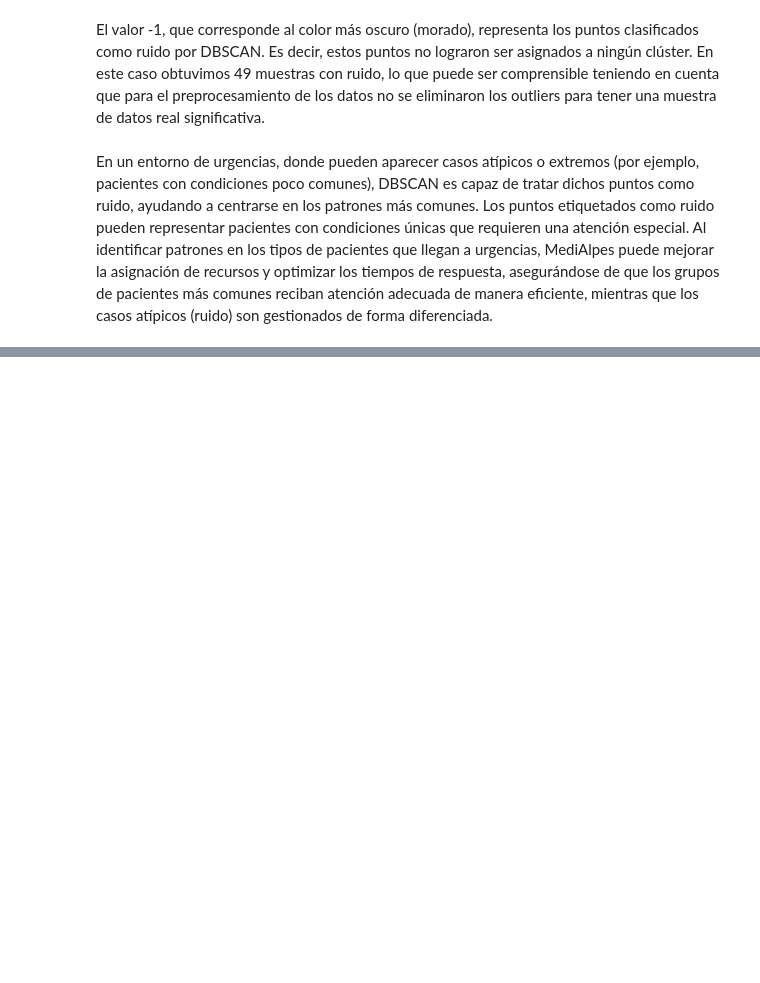
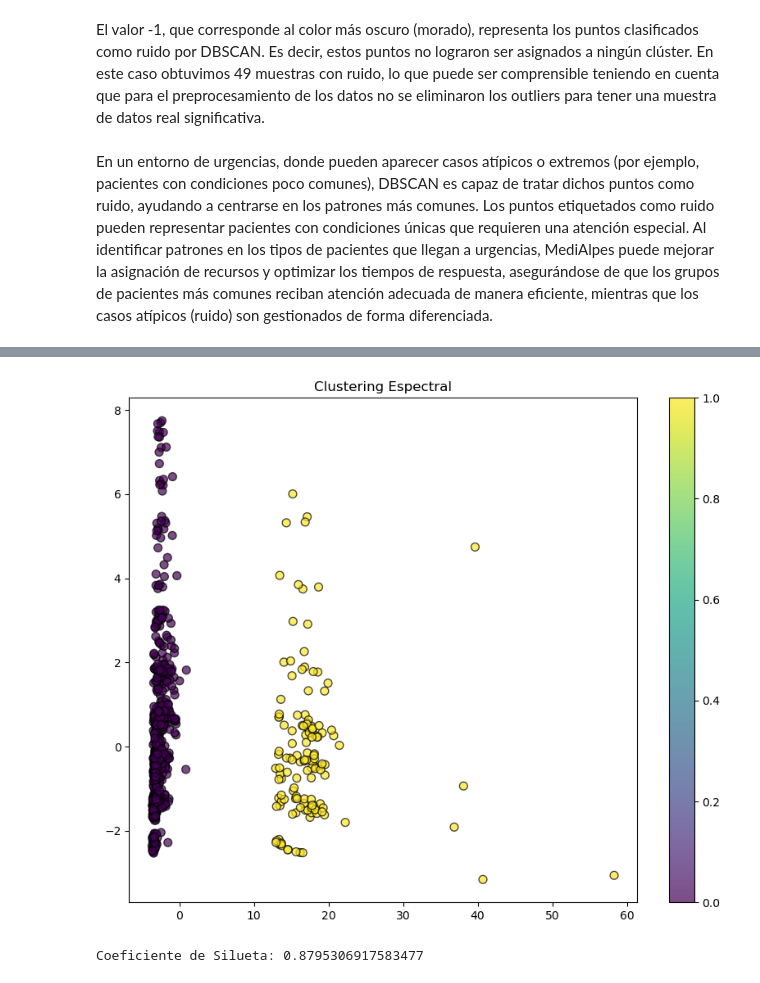
Before and after one commit to Grupo-Lab-BI/Lab_2, a Jupyter notebook: Lab2.ipynb, the cells around one changed output, grey strips where cells are left out. Saved outputs shown, nothing was run; the diff lists cells and outputs as text; code cells hidden in the pictures; blank space fills up the shorter version.

```diff
--- a/Lab2.ipynb
+++ b/Lab2.ipynb
@@ -727,0 +763,22 @@ En un entorno de urgencias, donde pueden aparecer casos atípicos o extremos (po
+# %%
+spectral = SpectralClustering(n_clusters=2,
+                              affinity='nearest_neighbors',
+                              assign_labels='kmeans',
+                              random_state=42)
+
+# Predecir los clusters
+labels = spectral.fit_predict(pca_data)
+
+# Visualización de resultados
+plt.figure(figsize=(10, 8))
+plt.scatter(pca_data[:, 0], pca_data[:, 1], c=labels, cmap='viridis', edgecolor='k', s=50, alpha=0.7)
+plt.title('Clustering Espectral')
+plt.colorbar()
+plt.show()
+
+# Silueta
+silueta = silhouette_score(pca_data, labels)
+print('Coeficiente de Silueta:', silueta)
+# %% [output]
+[figure, added]
+Coeficiente de Silueta: 0.8795306917583477
```
Also changed, not shown: parts of 10 cells of this notebook.
